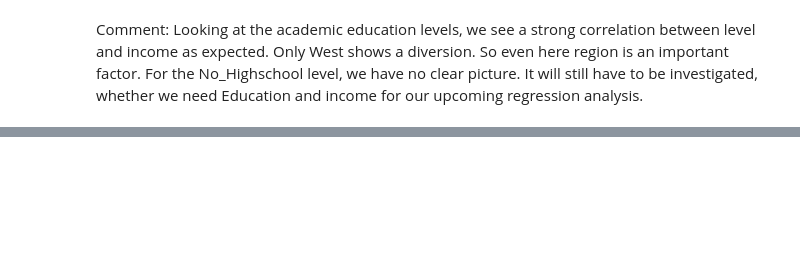
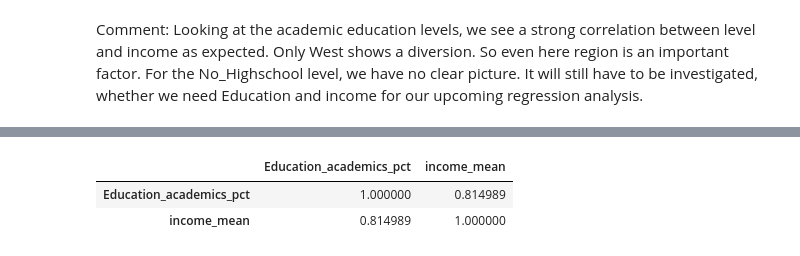
Before and after one commit to maxjoerg/manning_demographic_data_analysis, a Jupyter notebook: visualization.ipynb, the cells around one changed output, grey strips where cells are left out. Drawn from its saved outputs; the diff is of its cells as text; code cells hidden in the pictures; blank space fills up the shorter version.

```diff
--- a/visualization.ipynb
+++ b/visualization.ipynb
@@ -1030,0 +1063,5 @@ sns.lmplot(data = df_all_enhanced, x="income_mean", y="LifeExp2018", hue="Academ
+# %%
+filter = df_all_enhanced.Education_academics_pct == df_all_enhanced.Education_academics_pct.max()
+state = df_all_enhanced.loc[filter,:].index.values[0]
+df_temp = df_all_enhanced.drop(state)
+state in df_temp.index
@@ -1030,0 +1076,6 @@ sns.lmplot(data = df_all_enhanced, x="income_mean", y="LifeExp2018", hue="Academ
+# %%
+df_temp.loc[:,["Education_academics_pct","income_mean"]].corr()
+# %% [output]
+|  | Education_academics_pct | income_mean |
+| Education_academics_pct | 1.000000 | 0.814989 |
+| income_mean | 0.814989 | 1.000000 |
```
Also changed, not shown: parts of 24 cells of this notebook.
